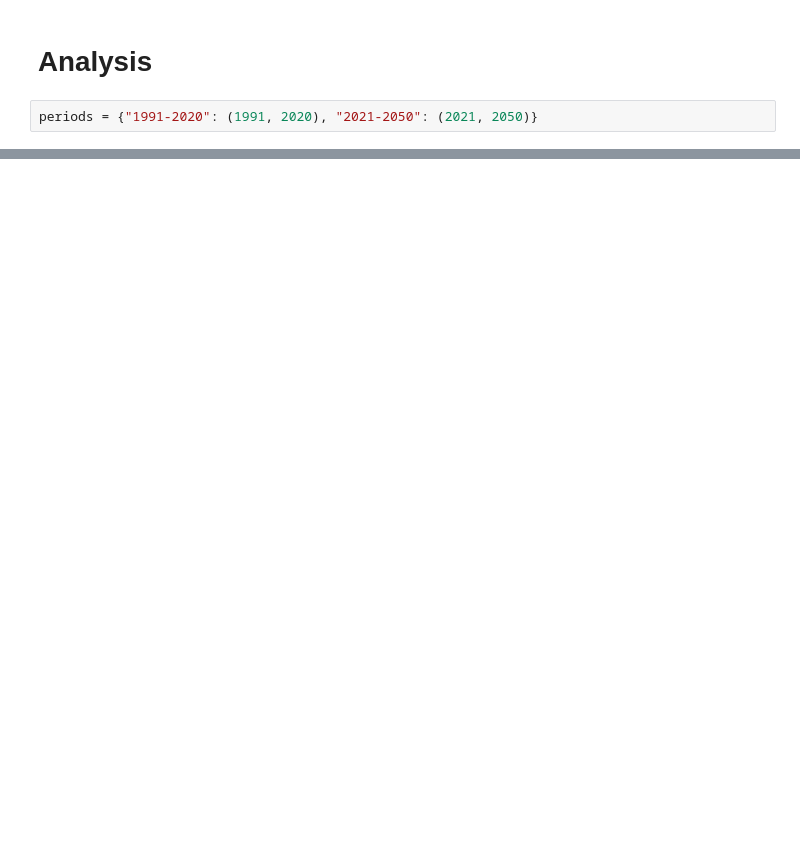
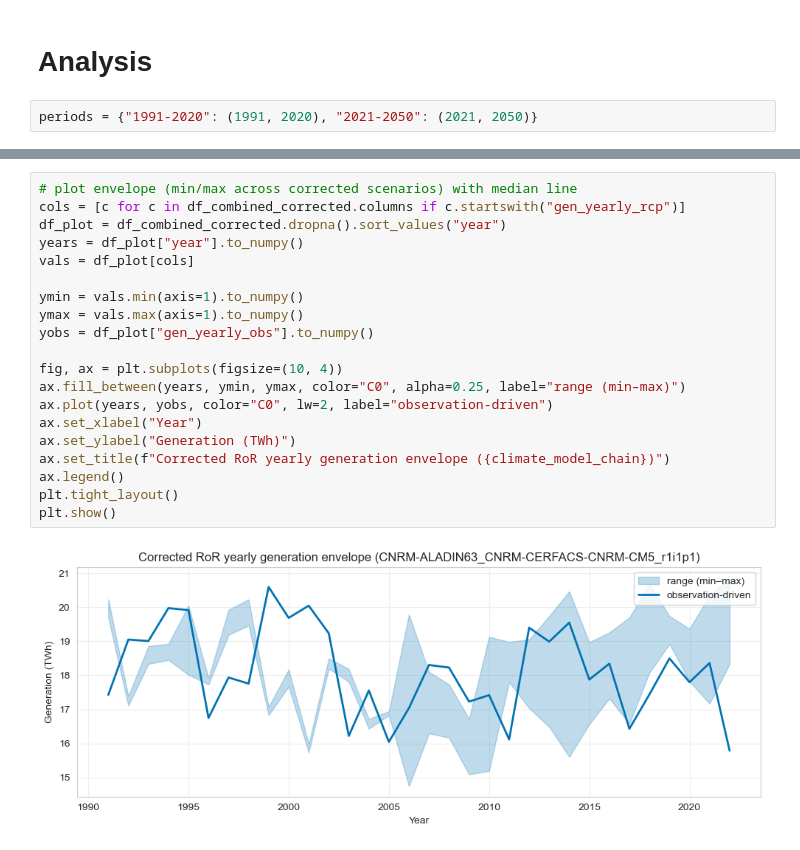
Before and after one commit to yasserhaddad/Clim2RoR-CH, a Jupyter notebook: notebooks/projections/hydropower_analysis.ipynb, the cells around one changed output, grey strips where cells are left out. Saved outputs shown, nothing was run; the diff lists cells and outputs as text; blank space fills up the shorter version.

```diff
--- a/notebooks/projections/hydropower_analysis.ipynb
+++ b/notebooks/projections/hydropower_analysis.ipynb
@@ -470,0 +517,22 @@ for scen in ds_gen_dict.keys():
+# %%
+# plot envelope (min/max across corrected scenarios) with median line
+cols = [c for c in df_combined_corrected.columns if c.startswith("gen_yearly_rcp")]
+df_plot = df_combined_corrected.dropna().sort_values("year")
+years = df_plot["year"].to_numpy()
+vals = df_plot[cols]
+
+ymin = vals.min(axis=1).to_numpy()
+ymax = vals.max(axis=1).to_numpy()
+yobs = df_plot["gen_yearly_obs"].to_numpy()
+
+fig, ax = plt.subplots(figsize=(10, 4))
+ax.fill_between(years, ymin, ymax, color="C0", alpha=0.25, label="range (min–max)")
+ax.plot(years, yobs, color="C0", lw=2, label="observation-driven")
+ax.set_xlabel("Year")
+ax.set_ylabel("Generation (TWh)")
+ax.set_title(f"Corrected RoR yearly generation envelope ({climate_model_chain})")
+ax.legend()
+plt.tight_layout()
+plt.show()
+# %% [output]
+[figure, added]
```
Also changed, not shown: parts of 53 cells of this notebook, 5 other files.
